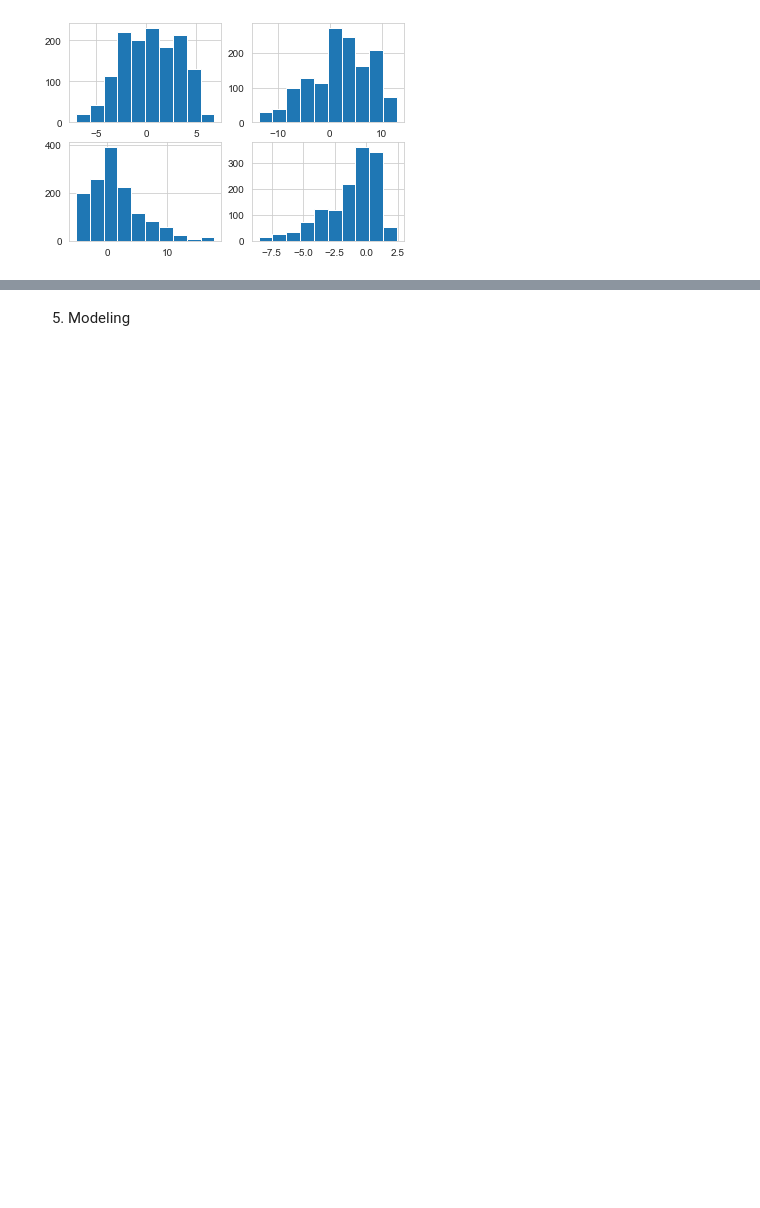
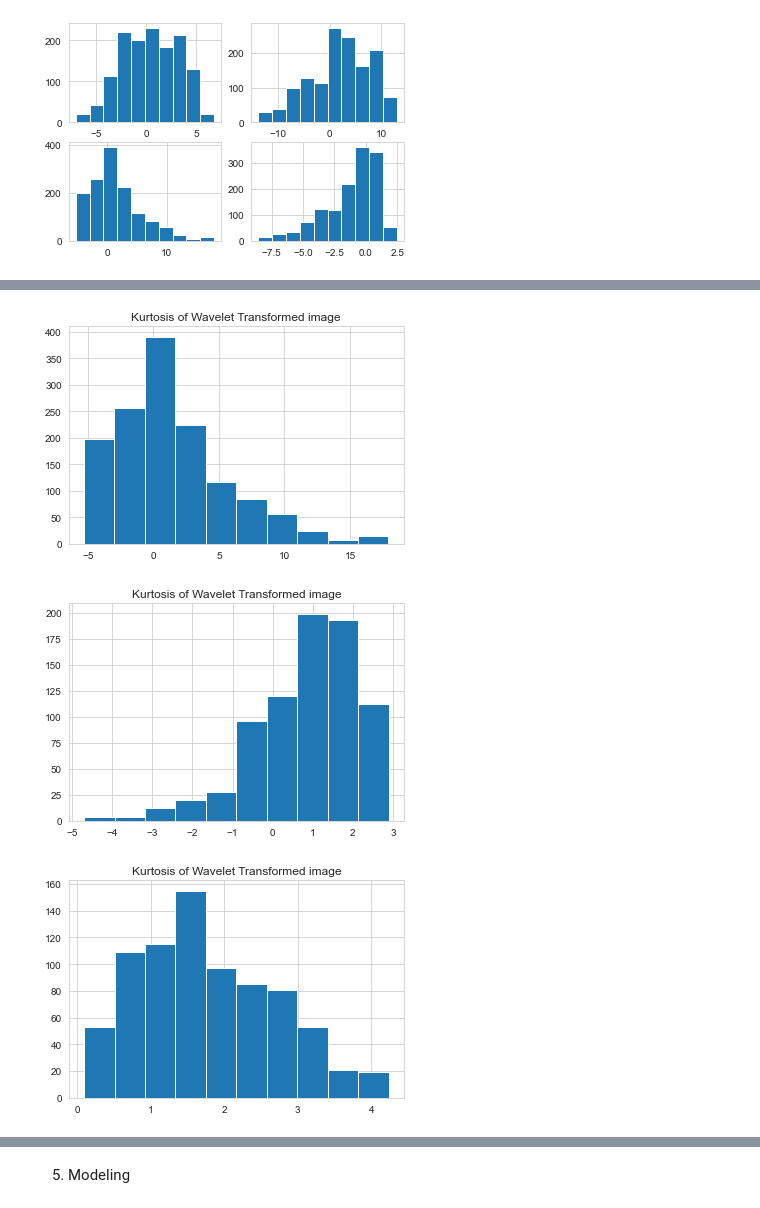
Before and after one commit to batchuraja484/ML_Models, a Jupyter notebook: Binary_Calssfication_Models/Bank_Note_Authentic_Model.ipynb, the cells around one changed output, grey strips where cells are left out. Cells and saved outputs as stored; diff of their text form; code cells hidden in the pictures; blank space fills up the shorter version.

```diff
--- a/Binary_Calssfication_Models/Bank_Note_Authentic_Model.ipynb
+++ b/Binary_Calssfication_Models/Bank_Note_Authentic_Model.ipynb
@@ -89,0 +118,7 @@ sns.boxplot(inp_df['Variance of Wavelet Transformed image'],inp_df['Class'])
+# %%
+kurtosis_data.hist(),log_kurtosis.hist(), sqrt_kurtosis.hist()
+plt.show()
+# %% [output]
+[figure, added]
+[figure, added]
+[figure, added]
```
Also changed, not shown: parts of 71 cells of this notebook.
